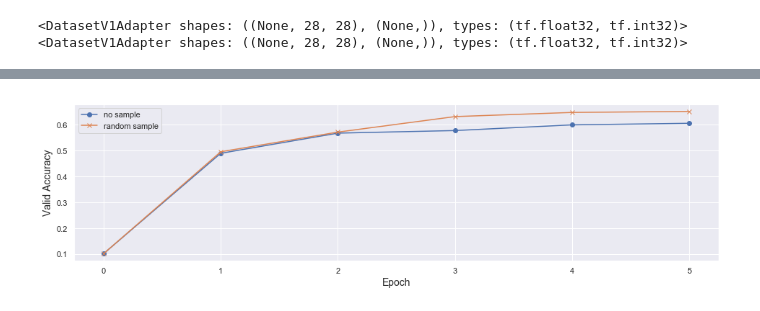
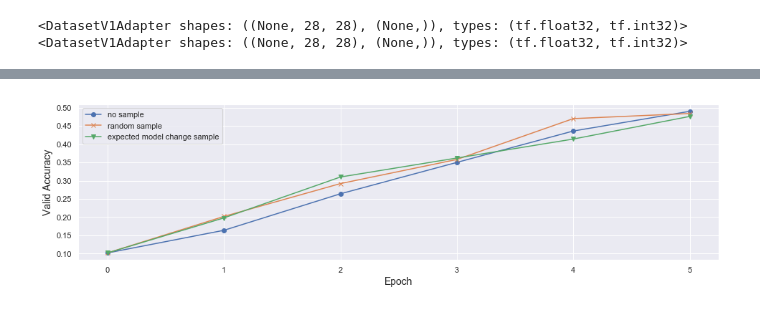
Before and after one commit to nocotan/orakl, a Jupyter notebook: tutorials/MNIST_MLP_Basic.ipynb, the cells around one changed output, grey strips where cells are left out. Saved outputs shown, nothing was run; the diff lists cells and outputs as text; code cells hidden in the pictures.

Commit message:
add expected model change

```diff
--- a/tutorials/MNIST_MLP_Basic.ipynb
+++ b/tutorials/MNIST_MLP_Basic.ipynb
@@ -101,7 +102,7 @@ def val_loop(model, valid_dataset):
 
     return valid_accuracy
 # %%
-def train(train_dataset, valid_dataset, sampling_strategy=None, n_samples=10):
+def train(train_dataset, valid_dataset, sampling_strategy=None, n_samples=2):
   model = make_model()
 
   valid_accuracy_results = []
@@ -113,26 +114,32 @@ def train(train_dataset, valid_dataset, sampling_strategy=None, n_samples=10):
     epoch_loss_avg, epoch_accuracy = train_loop(model, train_dataset)
 
     if epoch % 10 == 0:
-      print("Epoch {:03d}: Loss: {:.3f}, Accuracy: {:.3%}".format(epoch,
-                                                                  epoch_loss_avg.result(),
-                                                                  epoch_accuracy.result()))
+      # print("Epoch {:03d}: Loss: {:.3f}, Accuracy: {:.3%}".format(epoch,
+      #                                                             epoch_loss_avg.result(),
+      #                                                             epoch_accuracy.result()))
 
       # validation loop
       valid_accuracy = val_loop(model, valid_dataset)
-      print("Valid set accuracy: {:.3%}".format(valid_accuracy.result()))
+      # print("Valid set accuracy: {:.3%}".format(valid_accuracy.result()))
       valid_accuracy_results.append(valid_accuracy.result())
 
       if sampling_strategy is not None:
         indexes, samples = sampling_strategy(model,
-                                             data_pool=x_train_pool,
+                                             data_pool=x_train_pool[:100],
                                              n_samples=n_samples,
-                                             excluded_indexes=excluded_indexes)
-        excluded_indexes.append(indexes)
+                                             excluded_indexes=excluded_indexes,
+                                             batch_size=20)
+
         additional_dataset = create_mnist_dataset(x_train_pool[indexes], y_train_pool[indexes], 10)
         train_dataset = train_dataset.concatenate(additional_dataset)
 
   return valid_accuracy_results
 # %%
+loss_function = tf.keras.losses.SparseCategoricalCrossentropy(
+            from_logits=True,
+            reduction=tf.keras.losses.Reduction.NONE)
+
 naive_results = train(train_dataset, valid_dataset, sampling_strategy=None)
 random_results = train(train_dataset, valid_dataset, sampling_strategy=RandomSamplingPool())
+emc_results = train(train_dataset, valid_dataset, sampling_strategy=ExpectedModelChange(loss_function=loss_function, n_classes=10,))
 # %% [output]
@@ -156,11 +149,12 @@ Valid set accuracy: 65.200%
 # %%
 fig, axes = plt.subplots(1, sharex=True, figsize=(16, 4))
 
 axes.set_ylabel("Valid Accuracy", fontsize=14)
 axes.set_xlabel("Epoch", fontsize=14)
 axes.plot(naive_results, marker="o", label="no sample")
 axes.plot(random_results, marker="x", label="random sample")
+axes.plot(emc_results, marker="v", label="expected model change sample")
 axes.legend()
 plt.show()
 # %% [output]
-[figure, old version]
+[figure, new version]
```
Also changed, not shown: parts of 3 cells of this notebook, 4 other files.
